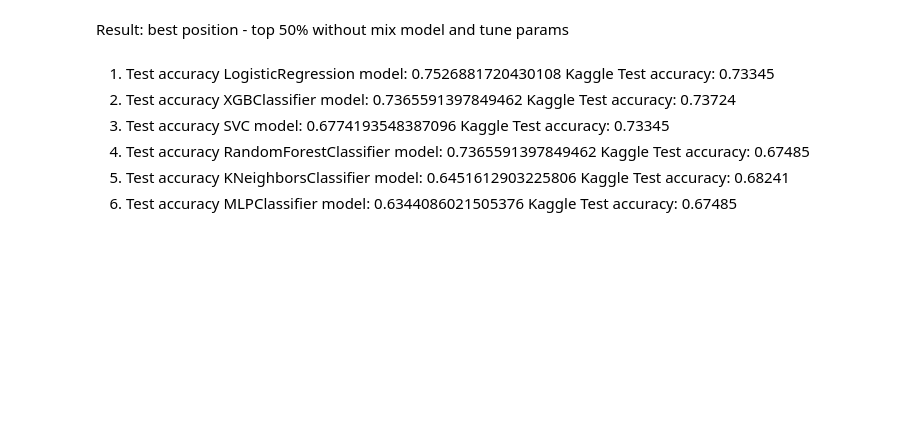
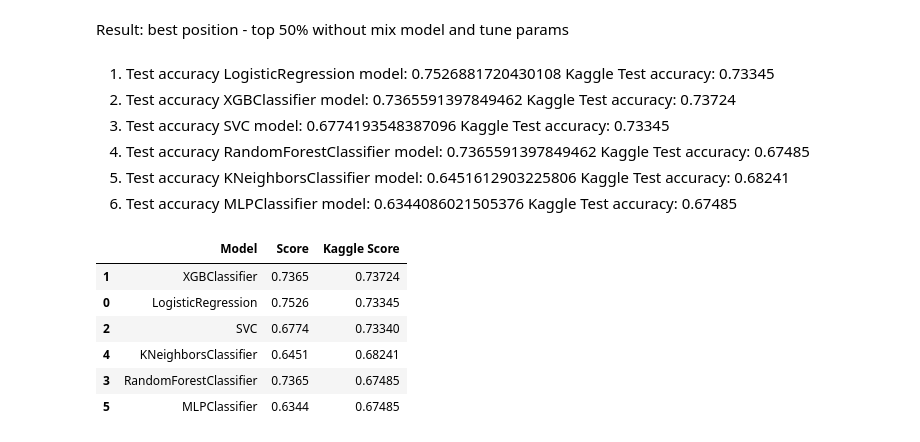
Before and after one commit to Lisstrange/Mini-examples, a Jupyter notebook: ghosts.ipynb, the cells around one changed output. Saved outputs shown, nothing was run; the diff lists cells and outputs as text; code cells hidden in the pictures; blank space fills up the shorter version.

```diff
--- a/ghosts.ipynb
+++ b/ghosts.ipynb
@@ -620,3 +581,22 @@ Result: best position - top 50% without mix model and tune params
 4. Test accuracy RandomForestClassifier model: 0.7365591397849462 Kaggle Test accuracy: 0.67485
 5. Test accuracy KNeighborsClassifier model: 0.6451612903225806 Kaggle Test accuracy: 0.68241
 6. Test accuracy MLPClassifier model: 0.6344086021505376 Kaggle Test accuracy: 0.67485
+# %%
+result = pd.DataFrame({'Model' : [], 'Score' : [], 'Kaggle Score': []})
+
+result=result.append({'Model': 'LogisticRegression', 'Score' : 0.7526 ,'Kaggle Score':0.73345 }, ignore_index=True)
+result=result.append({'Model': 'XGBClassifier', 'Score' : 0.7365 , 'Kaggle Score':0.73724 }, ignore_index=True)
+result=result.append({'Model': 'SVC ', 'Score' : 0.6774 , 'Kaggle Score':0.7334 }, ignore_index=True)
+result=result.append({'Model': 'RandomForestClassifier', 'Score' : 0.7365 , 'Kaggle Score':0.67485 }, ignore_index=True)
+result=result.append({'Model': 'KNeighborsClassifier', 'Score' : 0.6451 ,'Kaggle Score':0.68241 }, ignore_index=True)
+result=result.append({'Model': 'MLPClassifier', 'Score' : 0.6344 , 'Kaggle Score':0.67485 }, ignore_index=True)
+
+result.sort_values(['Kaggle Score', 'Score'], ascending=False)
+# %% [output]
+|  | Model | Score | Kaggle Score |
+| 1 | XGBClassifier | 0.7365 | 0.73724 |
+| 0 | LogisticRegression | 0.7526 | 0.73345 |
+| 2 | SVC | 0.6774 | 0.73340 |
+| 4 | KNeighborsClassifier | 0.6451 | 0.68241 |
+| 3 | RandomForestClassifier | 0.7365 | 0.67485 |
+| 5 | MLPClassifier | 0.6344 | 0.67485 |
```
Also changed, not shown: parts of 18 cells of this notebook.
